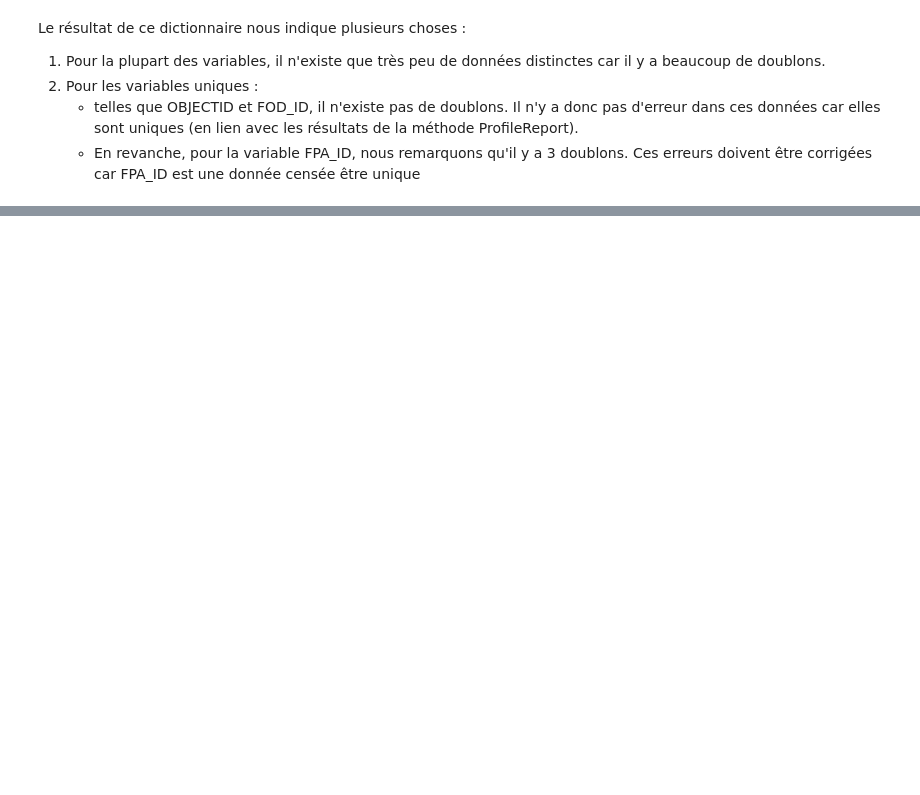
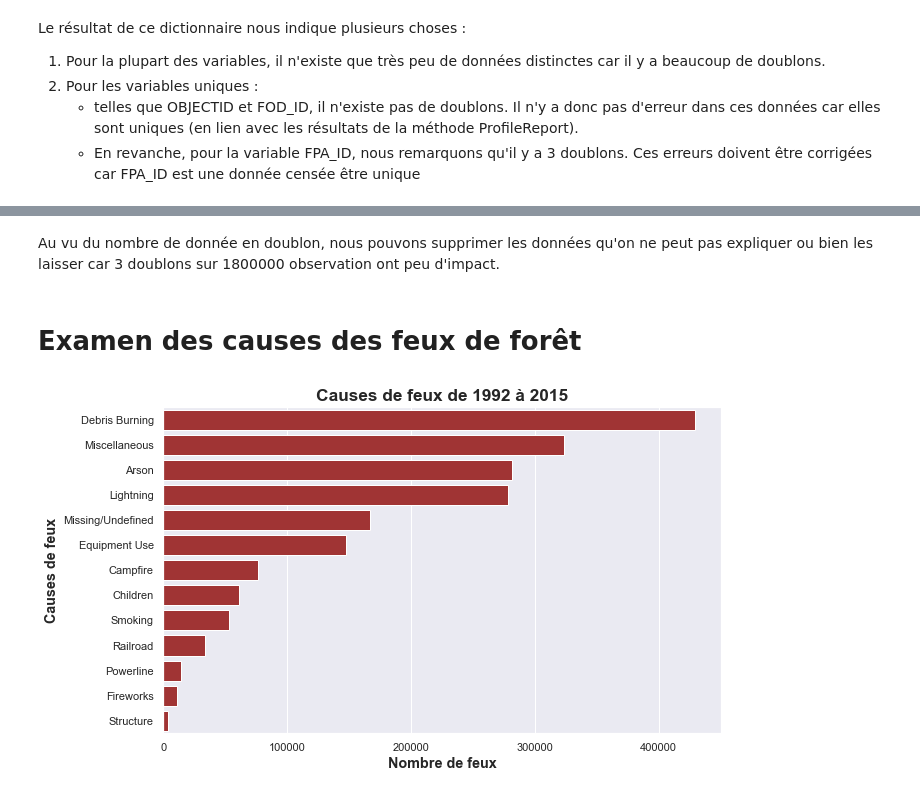
Before and after one commit to paulokmmf/Projet_DA_WILDFIRE, a Jupyter notebook: wildfire_USA.ipynb, the cells around one changed output, grey strips where cells are left out. Cells and saved outputs as stored; diff of their text form; code cells hidden in the pictures; blank space fills up the shorter version.

```diff
--- a/wildfire_USA.ipynb
+++ b/wildfire_USA.ipynb
@@ -5,4 +5,7 @@ import numpy as np
 import pandas as pd
 import sqlite3
 import matplotlib.pyplot as plt
+%matplotlib inline
 import seaborn as sns
+sns.set_theme()
+from pandas_profiling import ProfileReport
@@ -388,2 +403,5 @@ KeyError: 'Plumas National Forest'
 # %% [markdown]
 Pour cette variable également on s'aperçoit qu'un code ne correspond pas à un seul nom et inversement.
+# %%
+# Pour limiter les doublons, nous allons convertir les données de SOURCE_REPORTING_UNIT_NAME en majuscule
+fires["SOURCE_REPORTING_UNIT_NAME"] = fires["SOURCE_REPORTING_UNIT_NAME"].str.upper()
@@ -642,0 +607,14 @@ Nous pouvons avoir une idée de la couverture géographique des données en tra
+# %% [markdown]
+Au vu du nombre de donnée en doublon, nous pouvons supprimer les données qu'on ne peut pas expliquer ou bien les laisser car 3 doublons sur 1800000 observation ont peu d'impact.
+# %% [markdown]
+# Examen des causes des feux de forêt
+# %%
+# Création d'un graphique en barre pour connaitre le nombre de causes de feux de 1992 à 2015
+sns.set({"figure.figsize":(10, 6)})
+sns.countplot(y='STAT_CAUSE_DESCR', data = fires, order= fires['STAT_CAUSE_DESCR'].value_counts().index, color = 'firebrick')
+plt.xlabel('Nombre de feux', fontweight = 'bold', fontsize = 'large')
+plt.ylabel('Causes de feux', fontweight = 'bold', fontsize = 'large')
+plt.title('Causes de feux de 1992 à 2015', fontsize = 'x-large', fontweight = 'bold')
+plt.show()
+# %% [output]
+[figure, added]
```
Also changed, not shown: parts of 79 cells of this notebook.
